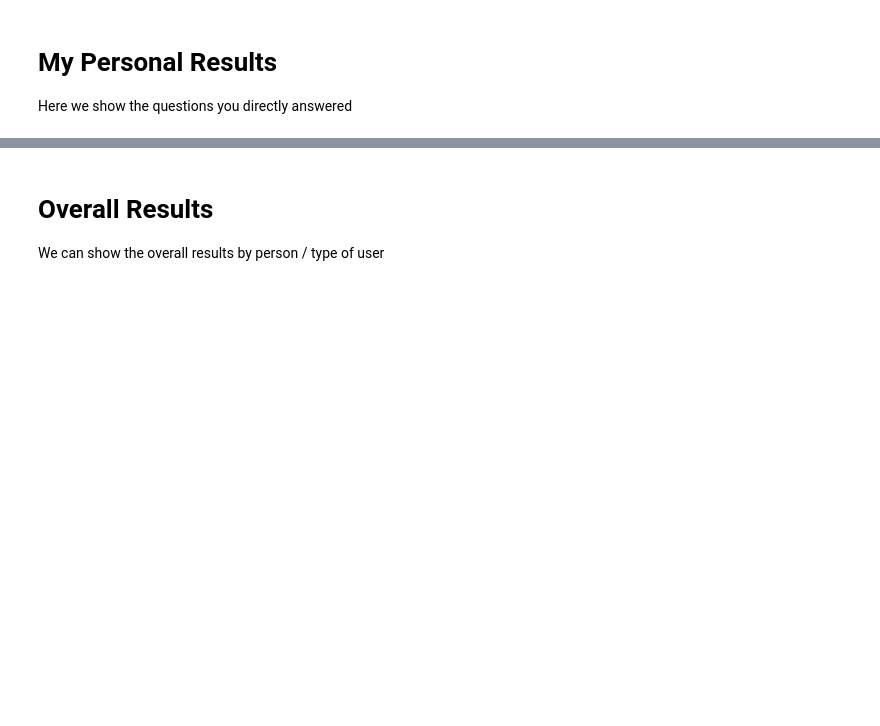
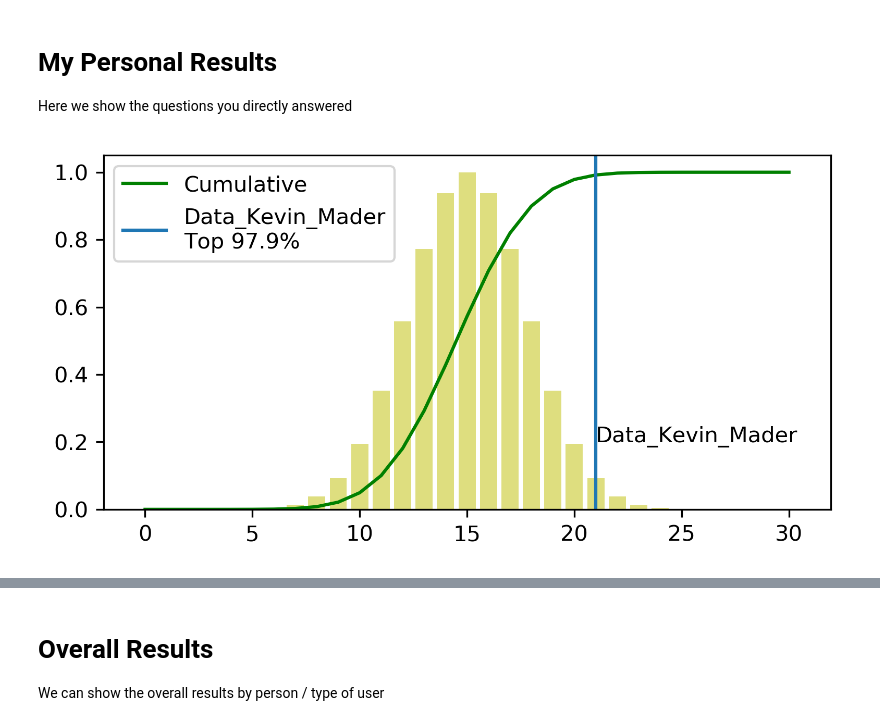
Before and after one commit to chestrays/jupyanno, a Jupyter notebook: dashboard.ipynb, the cells around one changed output, grey strips where cells are left out. Drawn from its saved outputs; the diff is of its cells as text; code cells hidden in the pictures; blank space fills up the shorter version.

```diff
--- a/dashboard.ipynb
+++ b/dashboard.ipynb
@@ -134,6 +136,30 @@ results_df = pd.concat(results_list)
 # %% [markdown]
 # My Personal Results
 Here we show the questions you directly answered
+# %%
+from scipy.stats import binom
+from itertools import cycle
+def show_my_result(name_list, correct_list, num_questions=30, ax1 = None):
+    n_correct = np.arange(num_questions+1)
+    if ax1 is None:
+        fig, ax1 = plt.subplots(1, 1, figsize = (6, 3), dpi = 300)
+    binom_pmf = binom.pmf(n_correct, num_questions, 0.5)
+    binom_cdf = np.cumsum(binom_pmf)
+    ax1.bar(n_correct, binom_pmf/np.max(binom_pmf), color='y', alpha = 0.5)
+
+    ax1.plot(n_correct, binom_cdf, 'g-', label='Cumulative')
+    prop_cycle = plt.rcParams['axes.prop_cycle']
+    color_cycle = cycle(prop_cycle.by_key()['color'])
+    y_pos_list = np.linspace(0.2, 0.8, len(name_list))
+    for y_pos, name, correct, color in zip(y_pos_list, name_list, correct_list, color_cycle):
+        ax1.axvline(correct, label='{}\nTop {:2.1f}%'.format(name, 100*binom_cdf[correct-1]), color=color)
+        ax1.text(correct, y_pos, name)
+    ax1.legend()
+    return ax1
+my_answers = results_df[results_df['annotator']==USERNAME]['correct'].values
+show_my_result([USERNAME], [my_answers.sum()], my_answers.shape[0]);
+# %% [output]
+[figure, added]
 # %%
 from PIL import Image
 import base64
```
Also changed, not shown: parts of 9 cells of this notebook.
